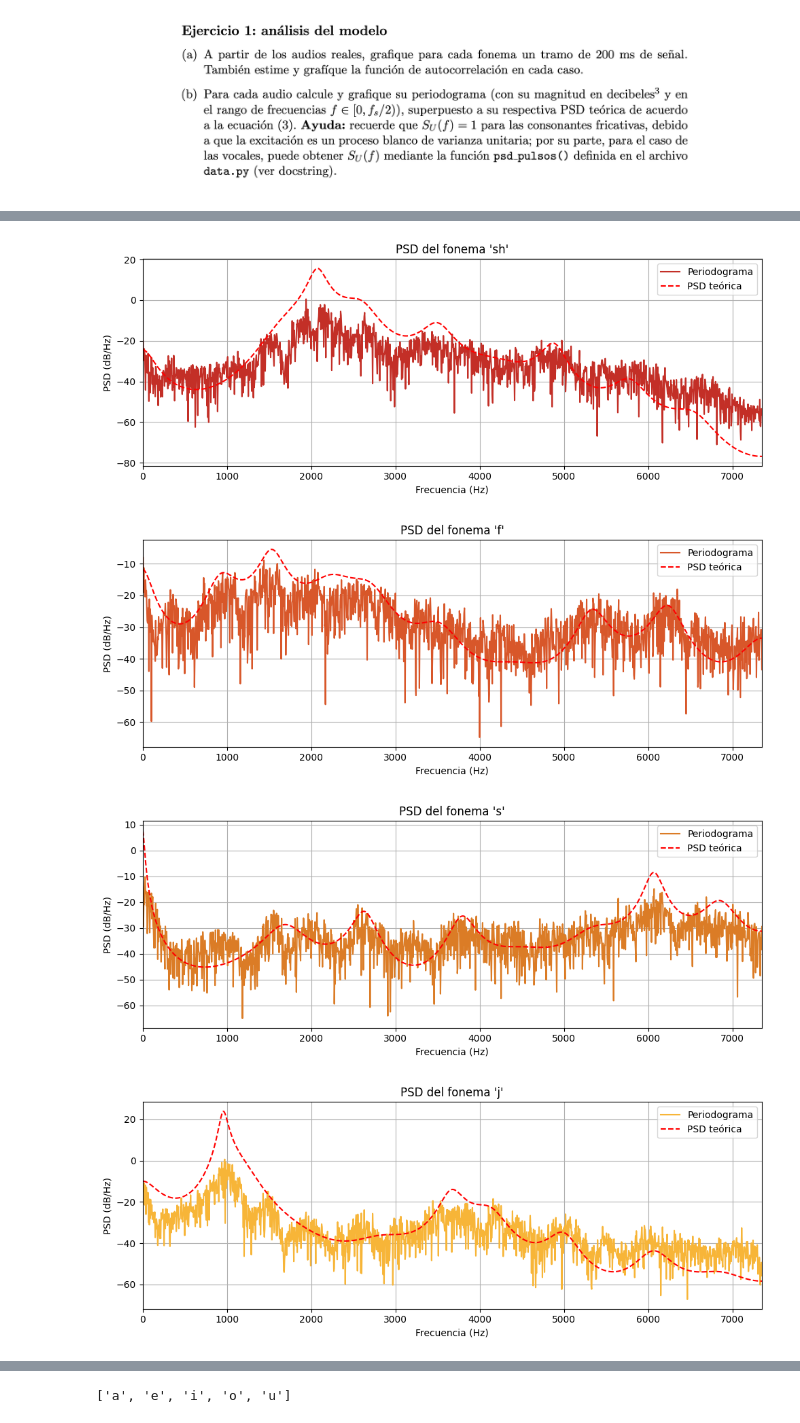
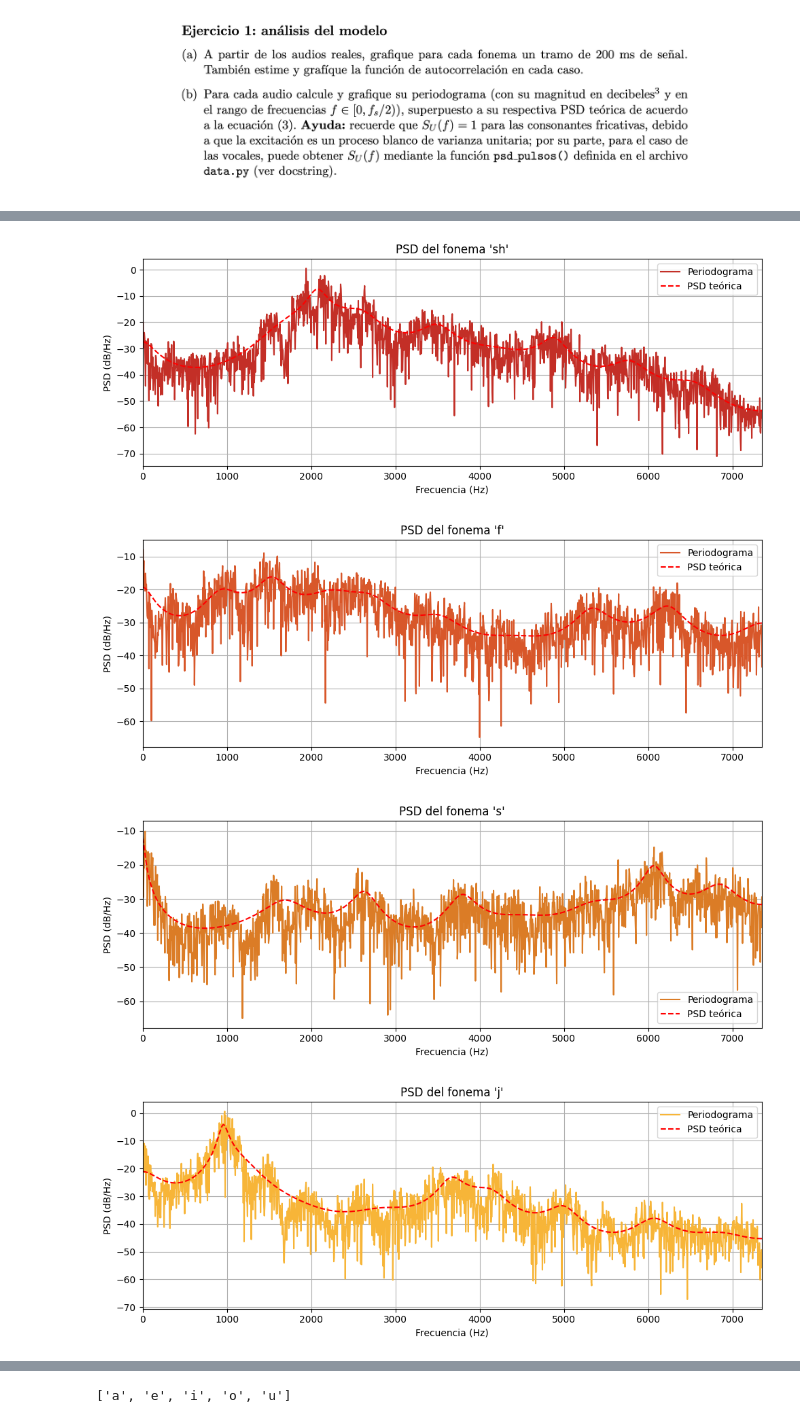
Before and after one commit to belubeluga/Sintetizacion-de-Fonemas-mediante-Modelo-AR, a Jupyter notebook: Ejercicio1.ipynb, the cells around one changed output, grey strips where cells are left out. Cells and saved outputs as stored; diff of their text form; code cells hidden in the pictures.

```diff
--- a/Ejercicio1.ipynb
+++ b/Ejercicio1.ipynb
@@ -99,7 +99,7 @@ def densidadEspectralPotenciaAR(coef_a: np.array, coef_b: float, frecuencias: np
     omega = 2 * np.pi * frecuencias / fs
 
     H_f = coef_b / np.abs(1 - np.sum([coef_a[i] * np.exp(-1j * omega * (i + 1))
-                                      for i in range(len(coef_a))], axis=0))**2
+                                      for i in range(len(coef_a))], axis=0))
 
     # PSD = |H(f)|^2 * S_U
     S_X = np.abs(H_f)**2 * S_U
@@ -133,9 +133,11 @@ fonemas = ['a', 'e', 'i', 'o', 'u', 'sh', 'f', 's', 'j']
 #a) graficar fonemas
 tramos = []
 audios = []
+fss = []
 for idx,i in enumerate(audios_vocales + audios_consonantes):
     audio, _ = sf.read(i)
     audios.append(audio)
+    fss.append(_)
 
     tramo = audio[:N] # tomamos solo los primeros 200ms
     tramos.append(tramo)
@@ -204,7 +206,7 @@ def calcular_y_graficar_psd(tramo, fonema, color, fs=14700):
     """Calcula y grafica el periodograma y la PSD teórica de un fonema"""
     N_tramo = len(tramo)
 
-    # Periodograma
+    #Periodograma
     X = fft(tramo)
     n_half = N_tramo//2 + 1
     Pxx = (np.abs(X[:n_half])**2) / N_tramo
@@ -244,5 +246,5 @@ for i, archivo in enumerate(todos_audios):
     audios.append(audio)
     tramo = audio[:N_200ms] #primeros 200ms
     tramos.append(tramo)
-    calcular_y_graficar_psd(tramo, fonemas[i], colors[i % len(colors)])
+    calcular_y_graficar_psd(tramo, fonemas[i], colors[i % len(colors)], fs=fss[i])
 # %% [output]
@@ -254,7 +256,7 @@ for i, archivo in enumerate(todos_audios):
-[figure, old version]
+[figure, new version]
-[figure, old version]
+[figure, new version]
-[figure, old version]
+[figure, new version]
-[figure, old version]
+[figure, new version]
 # %% [markdown]
 ![image.png](attachment:image.png)
 # %%
```
Also changed, not shown: parts of 3 cells of this notebook.
